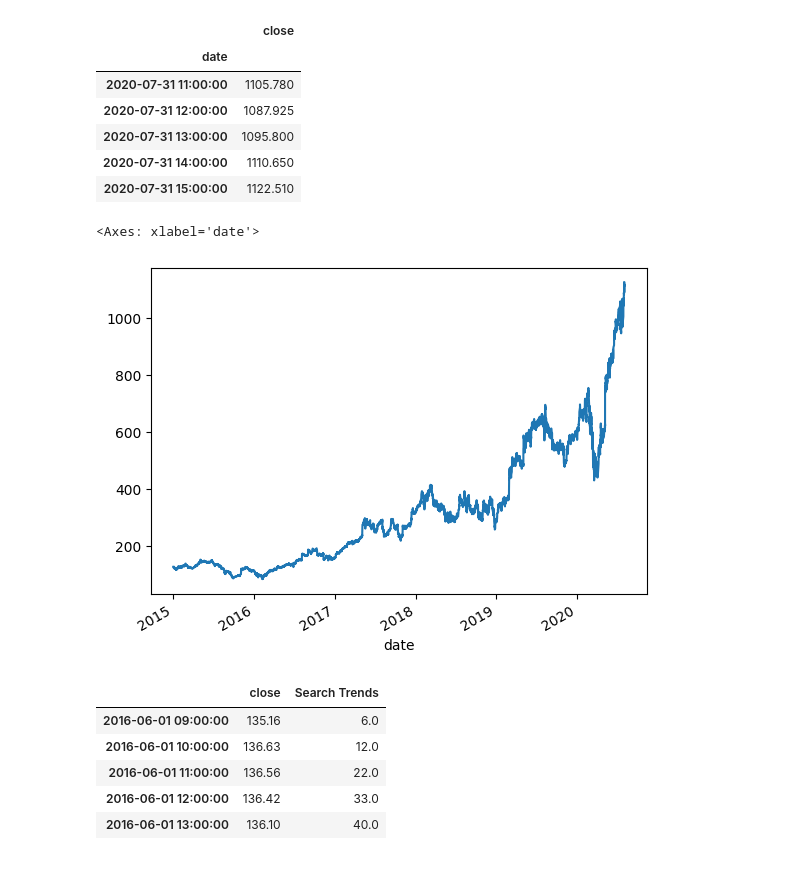
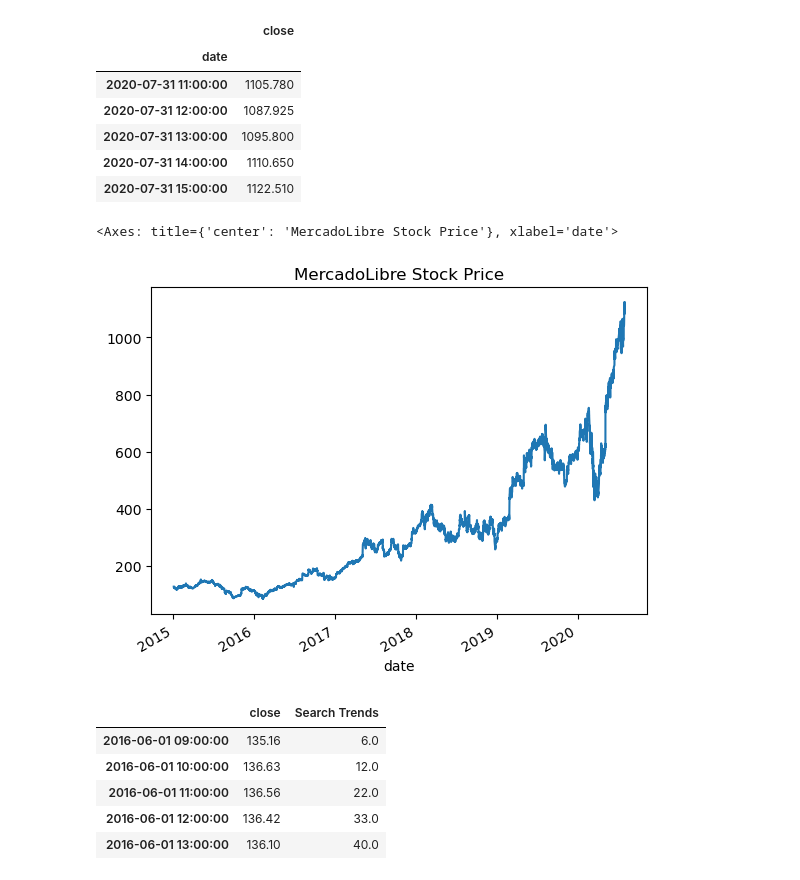
Before and after one commit to dailyinvention/prophet-challenge, a Jupyter notebook: forecasting_net_prophet.ipynb, the cells around one changed output. Saved outputs shown, nothing was run; the diff lists cells and outputs as text; code cells hidden in the pictures.

```diff
--- a/forecasting_net_prophet.ipynb
+++ b/forecasting_net_prophet.ipynb
@@ -235,9 +235,10 @@ display(df_mercado_stock.tail())
 | 2020-07-31 15:00:00 | 1122.510 |
 # %%
 # Visualize the closing price of the df_mercado_stock DataFrame
+df_mercado_stock["close"].plot(title="MercadoLibre Stock Price")
 # %% [output]
-<Axes: xlabel='date'>
+<Axes: title={'center': 'MercadoLibre Stock Price'}, xlabel='date'>
-[figure, old version]
+[figure, new version]
 # %%
 # Concatenate the df_mercado_stock DataFrame with the df_mercado_trends DataFrame
 # Concatenate the DataFrame by columns (axis=1), and drop and rows with only one column of data
```
Also changed, not shown: parts of 19 cells of this notebook.
